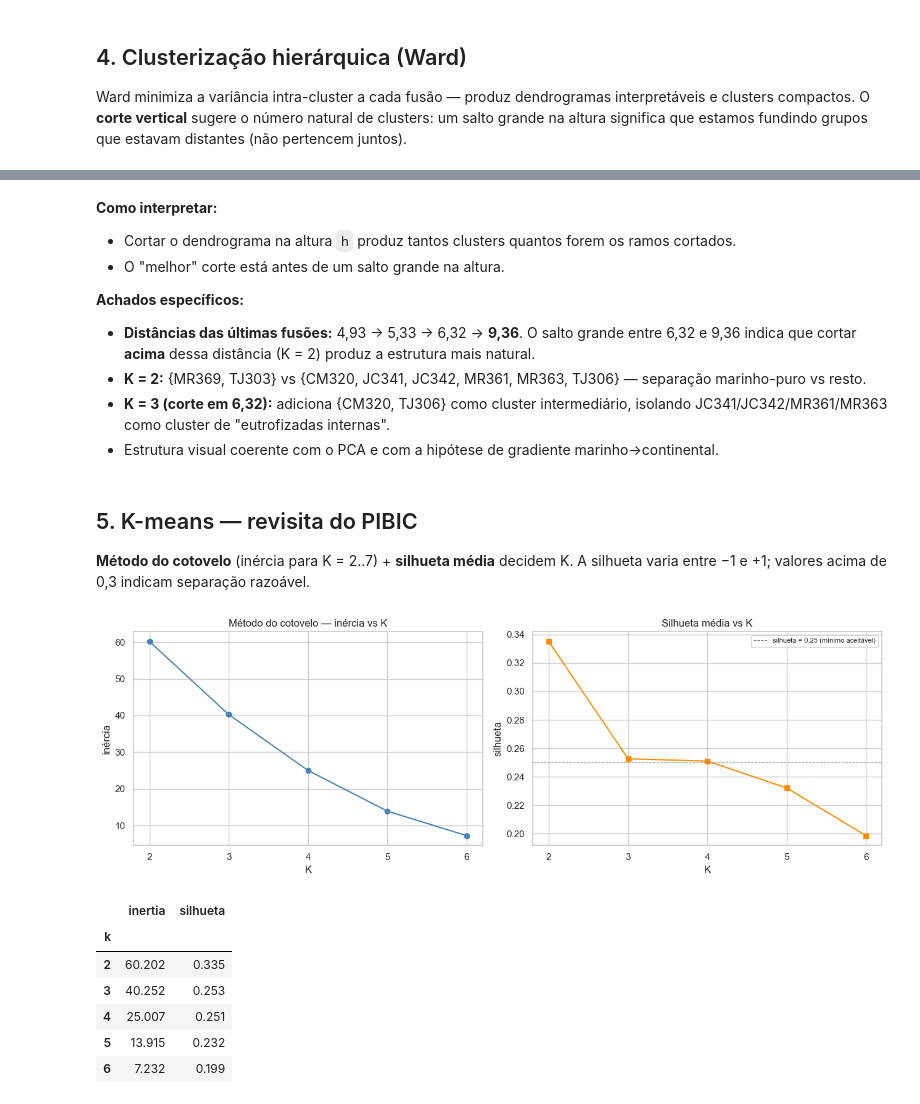
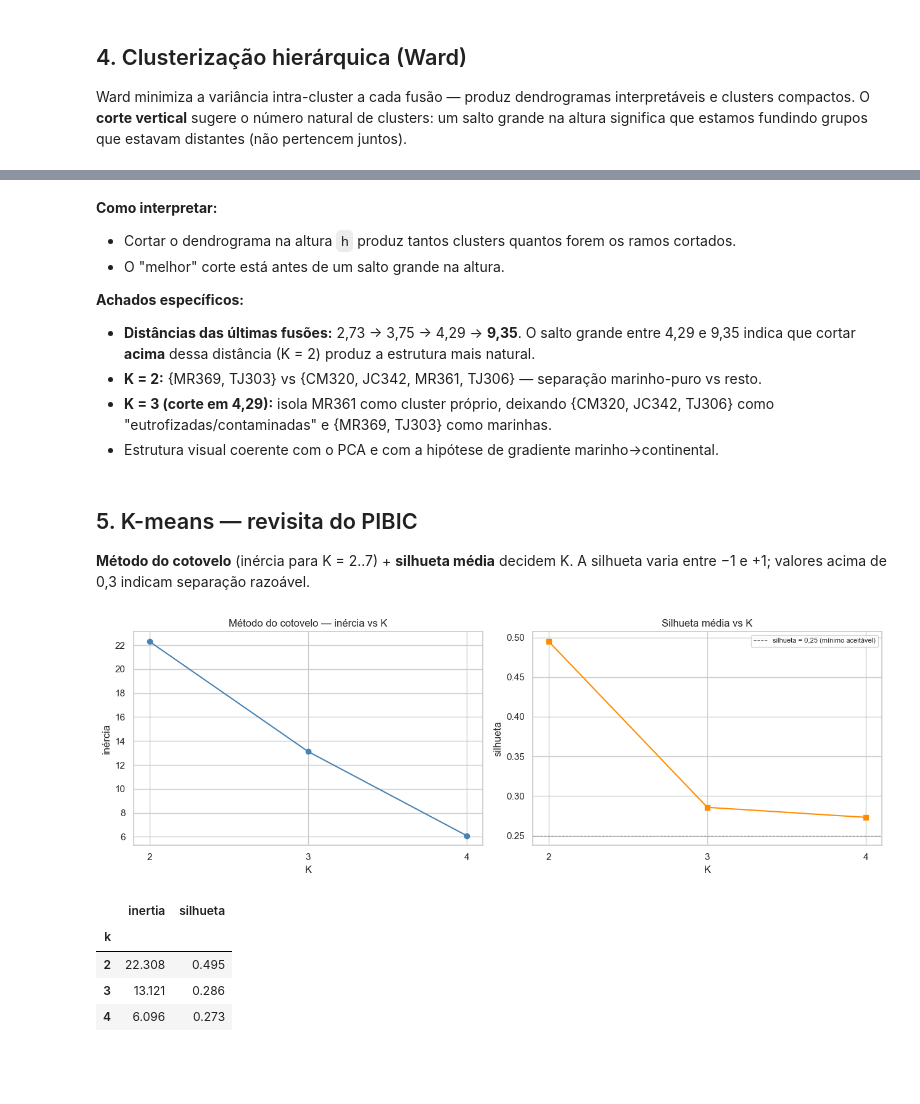
Before and after one commit to Jh-Terencio/QualiAgua, a Jupyter notebook: Code/2 - EDA/05_estacoes.ipynb, the cells around one changed output, grey strips where cells are left out. Cells and saved outputs as stored; diff of their text form; code cells hidden in the pictures; blank space fills up the shorter version.

```diff
--- a/Code/2 - EDA/05_estacoes.ipynb
+++ b/Code/2 - EDA/05_estacoes.ipynb
@@ -69,11 +69,10 @@ TAB_DIR.mkdir(parents=True, exist_ok=True)
 VARS = [
     "DBO", "OD", "Nitrato", "Nitrogênio Amoniacal Total", "Fósforo Total",
     "Condutividade", "pH", "Turbidez", "Temperatura da Água",
-    "Sólidos Suspensos Totais", "Coliformes Termotolerantes",
-    "Cianobacterias", "Microcistinas",
+    "Sólidos Suspensos Totais", "Coliformes Termotolerantes"
 ]
 
-STATIONS = ["JC341", "JC342", "CM320", "MR361", "MR363", "MR369", "TJ303", "TJ306"]
+STATIONS = ["JC342", "CM320", "MR361", "MR369", "TJ303", "TJ306"]
 
 MIN_N_KW  = 5      # mínimo por estação para entrar no Kruskal-Wallis
 P_THRESH  = 0.05   # significância
@@ -422,51 +409,49 @@ Distâncias das últimas 4 fusões (de baixo para cima):
 
 **Achados específicos:**
 
-- **Distâncias das últimas fusões:** 4,93 → 5,33 → 6,32 → **9,36**. O salto grande entre 6,32 e 9,36 indica que cortar **acima** dessa distância (K = 2) produz a estrutura mais natural.
-- **K = 2:** {MR369, TJ303} vs {CM320, JC341, JC342, MR361, MR363, TJ306} — separação marinho-puro vs resto.
-- **K = 3 (corte em 6,32):** adiciona {CM320, TJ306} como cluster intermediário, isolando JC341/JC342/MR361/MR363 como cluster de "eutrofizadas internas".
+- **Distâncias das últimas fusões:** 2,73 → 3,75 → 4,29 → **9,35**. O salto grande entre 4,29 e 9,35 indica que cortar **acima** dessa distância (K = 2) produz a estrutura mais natural.
+- **K = 2:** {MR369, TJ303} vs {CM320, JC342, MR361, TJ306} — separação marinho-puro vs resto.
+- **K = 3 (corte em 4,29):** isola MR361 como cluster próprio, deixando {CM320, JC342, TJ306} como "eutrofizadas/contaminadas" e {MR369, TJ303} como marinhas.
 - Estrutura visual coerente com o PCA e com a hipótese de gradiente marinho→continental.
 # %% [markdown]
 ## 5. K-means — revisita do PIBIC
 
 **Método do cotovelo** (inércia para K = 2..7) + **silhueta média** decidem K. A silhueta varia entre −1 e +1; valores acima de 0,3 indicam separação razoável.
 # %%
-k_range = range(2, 7)
+k_range = range(2, 5)
 rows = []
 for k in k_range:
     km = KMeans(n_clusters=k, random_state=RANDOM_STATE, n_init=10).fit(X_std)
     sil = silhouette_score(X_std, km.labels_)
     rows.append({"k": k, "inertia": float(km.inertia_), "silhueta": float(sil),
                  "labels": km.labels_.tolist()})
 tab_k = pd.DataFrame(rows).set_index("k")
 
 fig, axes = plt.subplots(1, 2, figsize=(13, 4.5))
 axes[0].plot(tab_k.index, tab_k["inertia"], marker="o", color="steelblue")
 axes[0].set_title("Método do cotovelo — inércia vs K")
 axes[0].set_xlabel("K"); axes[0].set_ylabel("inércia")
 axes[0].set_xticks(list(k_range))
 
 axes[1].plot(tab_k.index, tab_k["silhueta"], marker="s", color="darkorange")
 axes[1].axhline(0.25, color="gray", ls="--", lw=0.8, label="silhueta = 0,25 (mínimo aceitável)")
 axes[1].set_title("Silhueta média vs K")
 axes[1].set_xlabel("K"); axes[1].set_ylabel("silhueta")
 axes[1].set_xticks(list(k_range))
 axes[1].legend(fontsize=8)
 
 plt.tight_layout()
 fig.savefig(FIG_DIR / "est_kmeans_inercia.png", dpi=150)
 plt.show()
 
 tab_k[["inertia", "silhueta"]].round(3)
 # %% [output]
-[figure, old version]
+[figure, new version]
 |  | inertia | silhueta |
 | k |  |  |
-| 2 | 60.202 | 0.335 |
-| 3 | 40.252 | 0.253 |
-| 4 | 25.007 | 0.251 |
-| 5 | 13.915 | 0.232 |
-| 6 | 7.232 | 0.199 |
+| 2 | 22.308 | 0.495 |
+| 3 | 13.121 | 0.286 |
+| 4 | 6.096 | 0.273 |
 # %%
 # Escolha: K que maximiza silhueta
 K_OPT = int(tab_k["silhueta"].idxmax())
```
Also changed, not shown: parts of 18 cells of this notebook, 41 other files.
